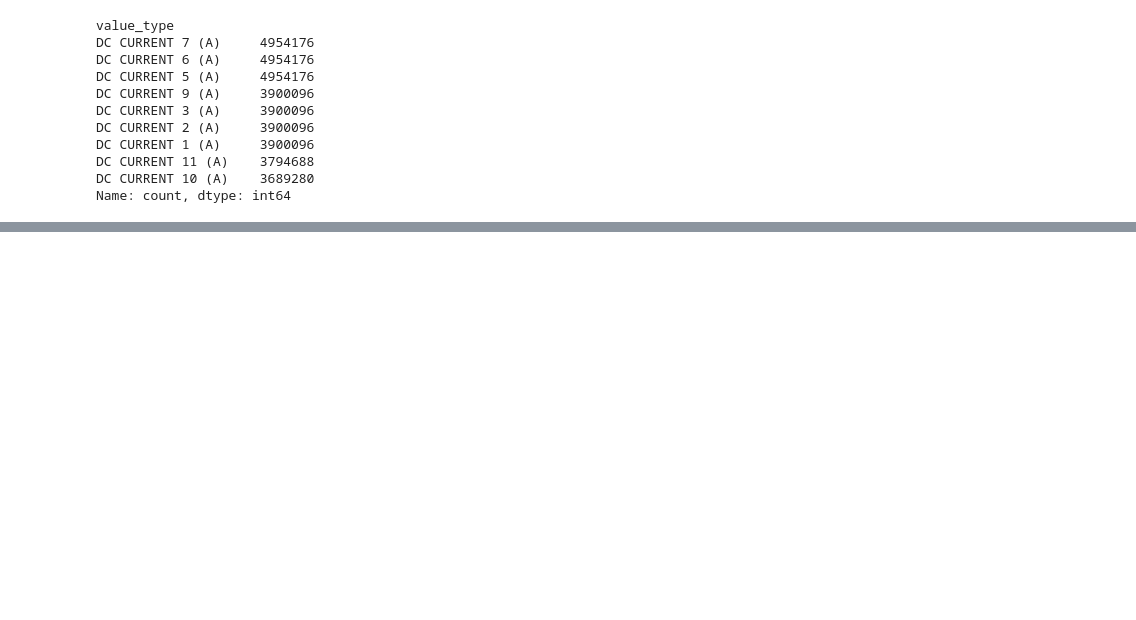
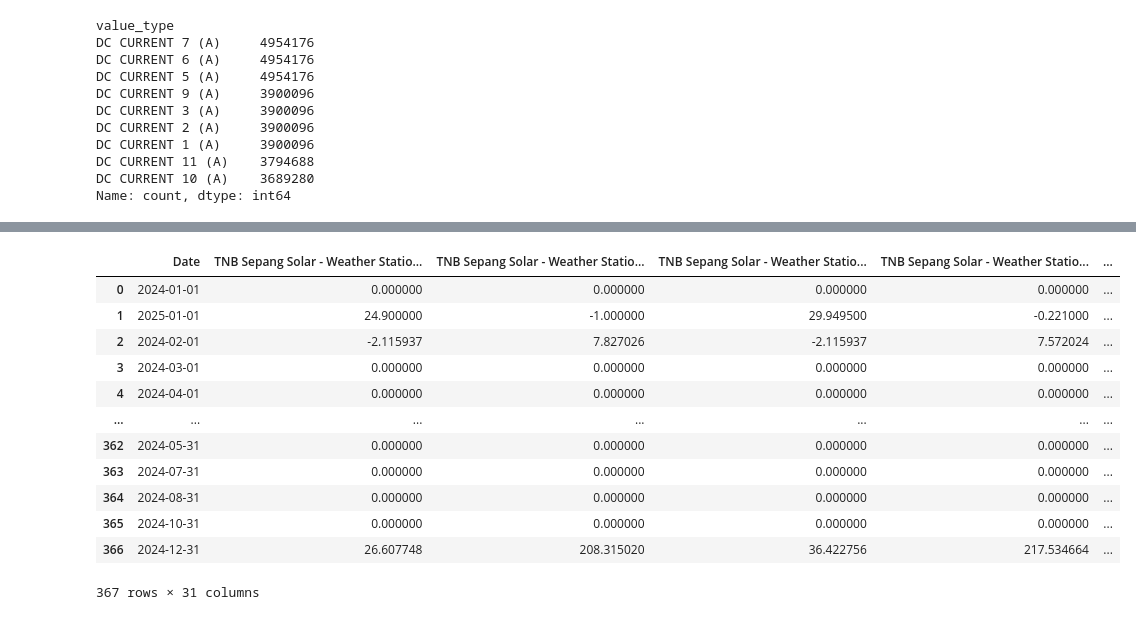
Before and after one commit to Zhenna/LangChain_CSV_agent_experiment, a Jupyter notebook: convert_df.ipynb, the cells around one changed output, grey strips where cells are left out. Cells and saved outputs as stored; diff of their text form; code cells hidden in the pictures; blank space fills up the shorter version.

```diff
--- a/convert_df.ipynb
+++ b/convert_df.ipynb
@@ -141,0 +165,3 @@ Name: count, dtype: int64
+# %%
+# Load the first sheet by index (0)
+df_xls = pd.read_excel("data/raw data weather condition.xlsx", sheet_name=0)
@@ -141,0 +182,19 @@ Name: count, dtype: int64
+# %%
+df_day = df_xls.drop(columns='Time').groupby(['Date']).mean(numeric_only=True).reset_index()
+df_day['Date'] = pd.to_datetime(df_day['Date'], format="%d/%m/%Y")
+# %%
+df_day
+# %% [output]
+|  | Date | TNB Sepang Solar - Weather Statio... | TNB Sepang Solar - Weather Statio... | TNB Sepang Solar - Weather Statio... | TNB Sepang Solar - Weather Statio... | ... |
+| 0 | 2024-01-01 | 0.000000 | 0.000000 | 0.000000 | 0.000000 | ... |
+| 1 | 2025-01-01 | 24.900000 | -1.000000 | 29.949500 | -0.221000 | ... |
+| 2 | 2024-02-01 | -2.115937 | 7.827026 | -2.115937 | 7.572024 | ... |
+| 3 | 2024-03-01 | 0.000000 | 0.000000 | 0.000000 | 0.000000 | ... |
+| 4 | 2024-04-01 | 0.000000 | 0.000000 | 0.000000 | 0.000000 | ... |
+| ... | ... | ... | ... | ... | ... | ... |
+| 362 | 2024-05-31 | 0.000000 | 0.000000 | 0.000000 | 0.000000 | ... |
+| 363 | 2024-07-31 | 0.000000 | 0.000000 | 0.000000 | 0.000000 | ... |
+| 364 | 2024-08-31 | 0.000000 | 0.000000 | 0.000000 | 0.000000 | ... |
+| 365 | 2024-10-31 | 0.000000 | 0.000000 | 0.000000 | 0.000000 | ... |
+| 366 | 2024-12-31 | 26.607748 | 208.315020 | 36.422756 | 217.534664 | ... |
+367 rows × 31 columns
```
Also changed, not shown: parts of 13 cells of this notebook, 2 other files.
